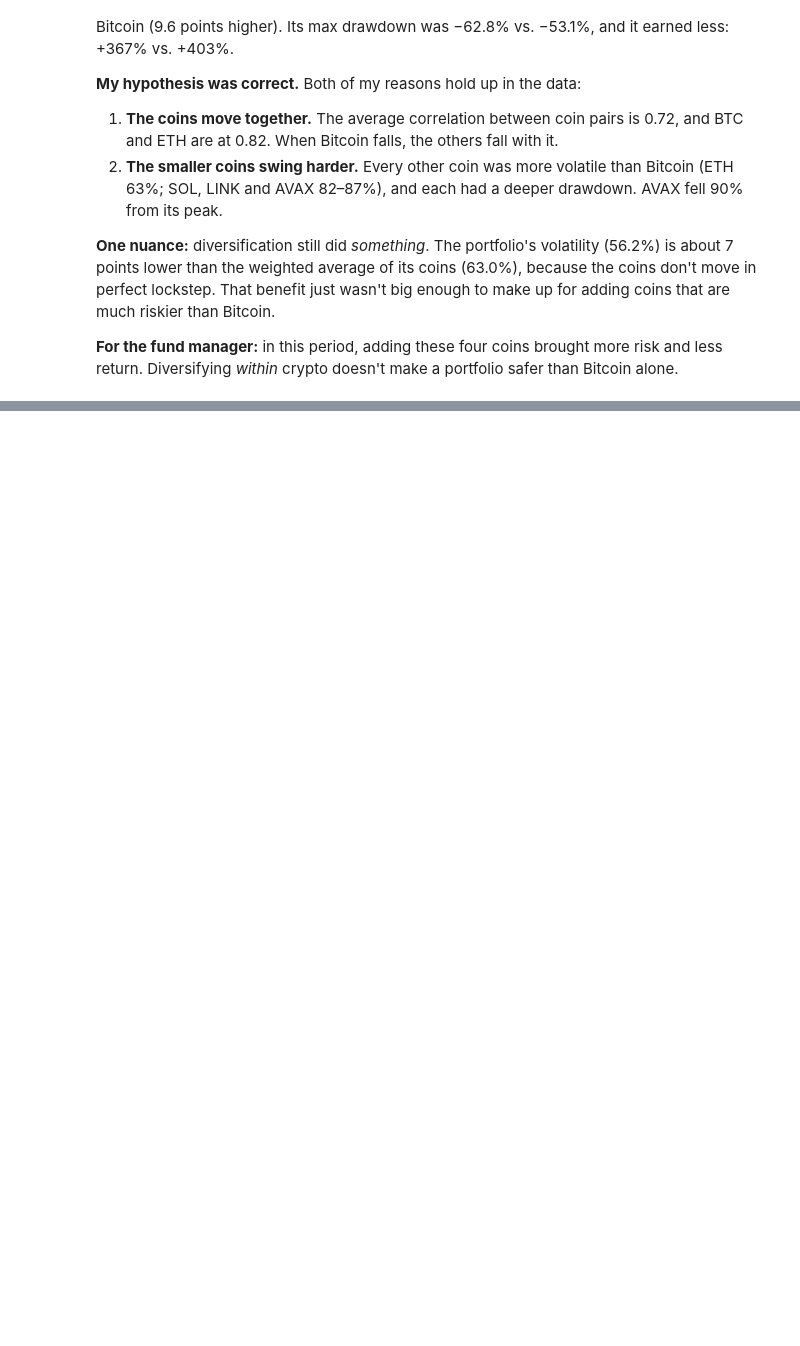
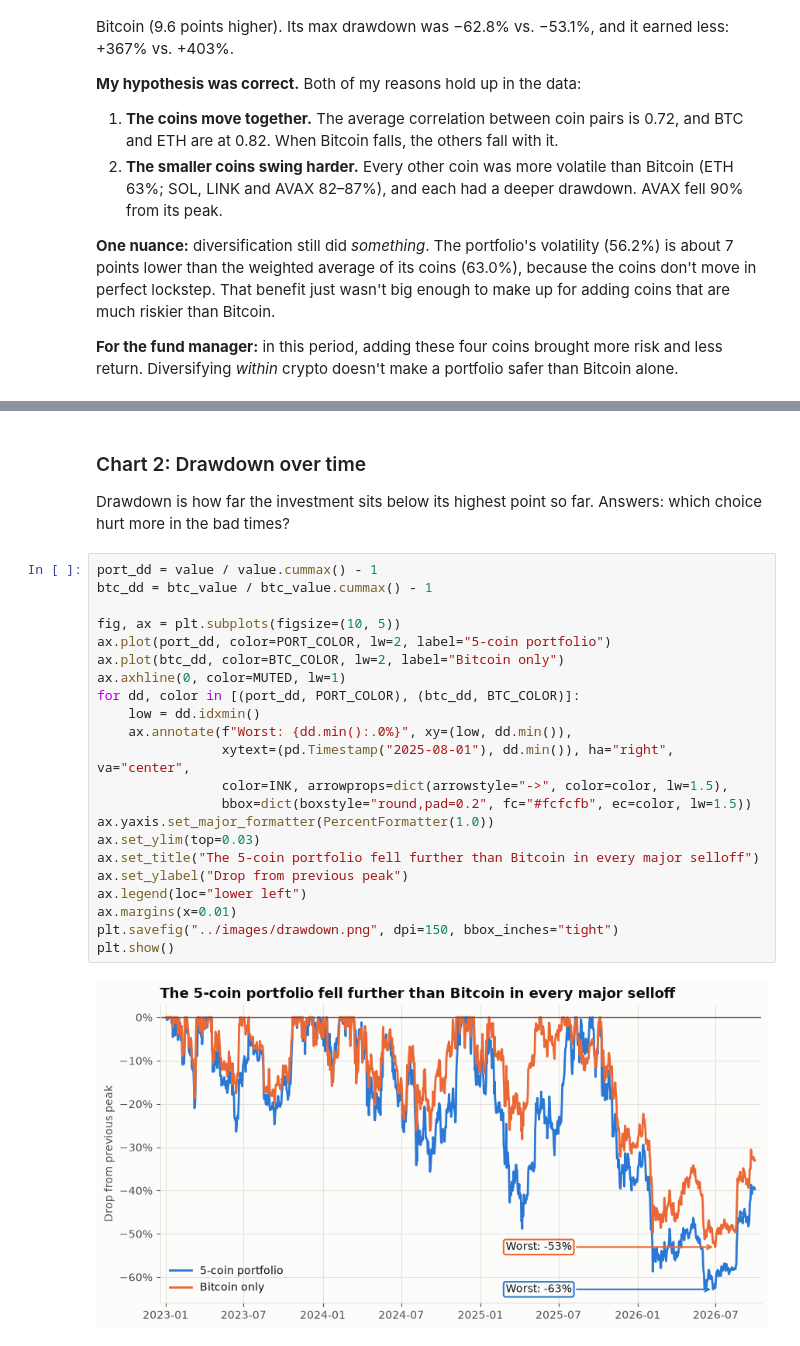
Before and after one commit to Benjamin10444/crypto-risk-dashboard, a Jupyter notebook: notebooks/01_risk_analysis.ipynb, the cells around one changed output, grey strips where cells are left out. Cells and saved outputs as stored; diff of their text form; blank space fills up the shorter version.

```diff
--- a/notebooks/01_risk_analysis.ipynb
+++ b/notebooks/01_risk_analysis.ipynb
@@ -291,0 +339,27 @@ Bitcoin alone:                         46.6%
+# %% [markdown]
+### Chart 2: Drawdown over time
+Drawdown is how far the investment sits below its highest point so far. Answers: which choice hurt more in the bad times?
+# %%
+port_dd = value / value.cummax() - 1
+btc_dd = btc_value / btc_value.cummax() - 1
+
+fig, ax = plt.subplots(figsize=(10, 5))
+ax.plot(port_dd, color=PORT_COLOR, lw=2, label="5-coin portfolio")
+ax.plot(btc_dd, color=BTC_COLOR, lw=2, label="Bitcoin only")
+ax.axhline(0, color=MUTED, lw=1)
+for dd, color in [(port_dd, PORT_COLOR), (btc_dd, BTC_COLOR)]:
+    low = dd.idxmin()
+    ax.annotate(f"Worst: {dd.min():.0%}", xy=(low, dd.min()),
+                xytext=(pd.Timestamp("2025-08-01"), dd.min()), ha="right", va="center",
+                color=INK, arrowprops=dict(arrowstyle="->", color=color, lw=1.5),
+                bbox=dict(boxstyle="round,pad=0.2", fc="#fcfcfb", ec=color, lw=1.5))
+ax.yaxis.set_major_formatter(PercentFormatter(1.0))
+ax.set_ylim(top=0.03)
+ax.set_title("The 5-coin portfolio fell further than Bitcoin in every major selloff")
+ax.set_ylabel("Drop from previous peak")
+ax.legend(loc="lower left")
+ax.margins(x=0.01)
+plt.savefig("../images/drawdown.png", dpi=150, bbox_inches="tight")
+plt.show()
+# %% [output]
+[figure, added]
```
Also changed, not shown: parts of 6 cells of this notebook, 3 other files.
